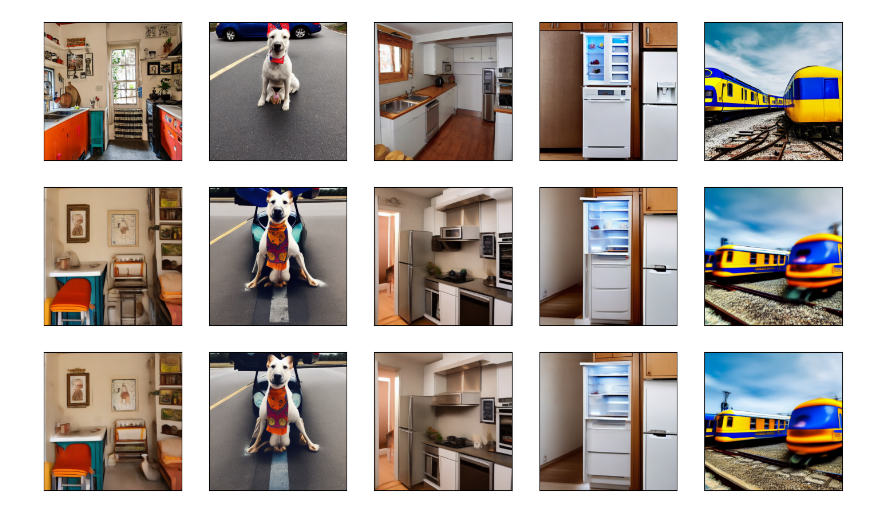
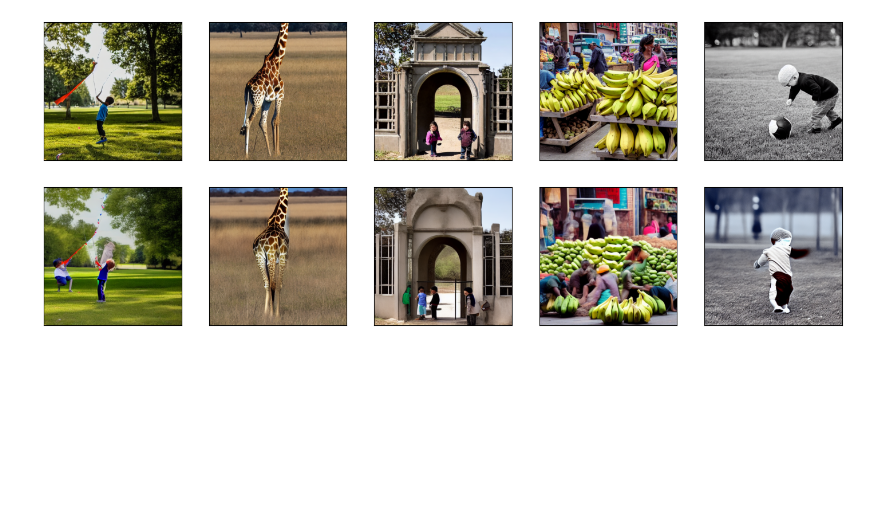
Before and after one commit to scpark20/dpm-solver-v32, a Jupyter notebook: codebases/stable-diffusion/sample/view_samples.ipynb, the cells around one changed output. Drawn from its saved outputs; the diff is of its cells as text; code cells hidden in the pictures; blank space fills up the shorter version.

```diff
--- a/codebases/stable-diffusion/sample/view_samples.ipynb
+++ b/codebases/stable-diffusion/sample/view_samples.ipynb
@@ -48,37 +48,37 @@ done
 # %%
 import numpy as np
 import os
 import torch
 from einops import rearrange
 import matplotlib.pyplot as plt
 from PIL import Image
 
-def show_images(dir):
-    pt_files = [os.path.join(dir, f) for f in os.listdir(dir) if '.pt' in f]
-    data = torch.load(pt_files[1])
+def show_images(dir, index=30):
+    pt_file = os.path.join(dir, f"{index}.pt")
+    data = torch.load(pt_file)
     image = data['image']
 
     x_samples = model.decode_first_stage(image.to(device))
     x_samples = torch.clamp((x_samples + 1.0) / 2.0, min=0.0, max=1.0)
     x_samples = x_samples.cpu().permute(0, 2, 3, 1).numpy()
 
     x_image_torch = torch.from_numpy(x_samples).permute(0, 3, 1, 2)
 
     plt.figure(figsize=[18, 5])
     for i, x_sample in enumerate(x_image_torch):
         x_sample = 255.0 * rearrange(x_sample.cpu().numpy(), "c h w -> h w c")
         img = Image.fromarray(x_sample.astype(np.uint8))
         plt.subplot(1, len(x_image_torch), i+1)
         plt.imshow(img)
         plt.xticks([])
         plt.yticks([])
     plt.show()
 
 
-show_images('/data/ldm/outputs/sd-v1-4/uni_pc_bh2_steps200_scale7.5')
-show_images('/data/ldm/outputs/sd-v1-4/uni_pc_bh2_steps5_scale7.5')
-show_images('/data/ldm/outputs/sd-v1-4/rbf_order2_steps5_scale7.5')
+show_images('/data/archive/sd-v1-4/dpm_solver++_steps200_scale7.5')
+show_images('/data/archive/sd-v1-4/uni_pc_bh2_steps5_scale7.5')
+#show_images('/data/archive/sd-v1-4/dpm_solver_v3_steps5_scale7.5')
+show_images('/data/ldm/outputs/sd-v1-4/rbf_order3_steps5_scale7.5')
 # %% [output]
-[figure, old version]
+[figure, new version]
-[figure, old version]
+[figure, new version]
-[figure, removed]
```
Also changed, not shown: parts of 1 cell of this notebook, 1 other file.
